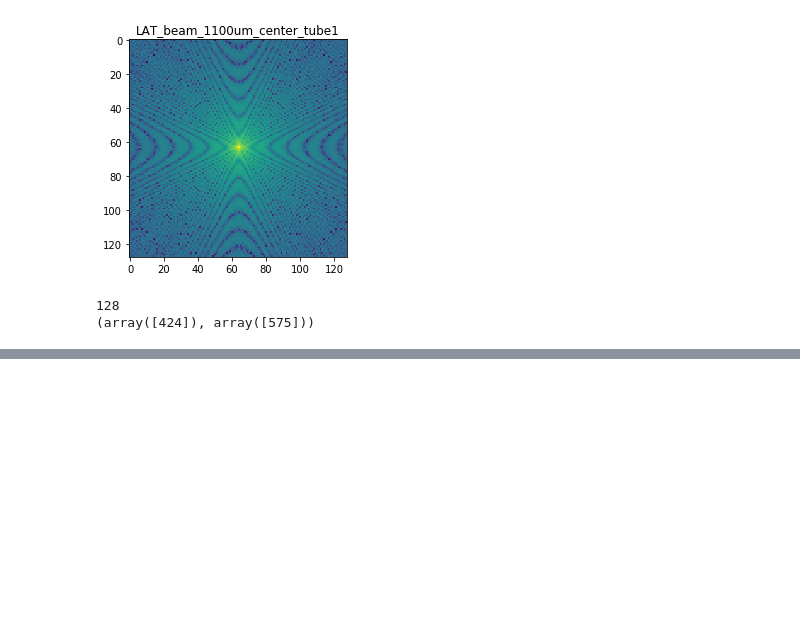
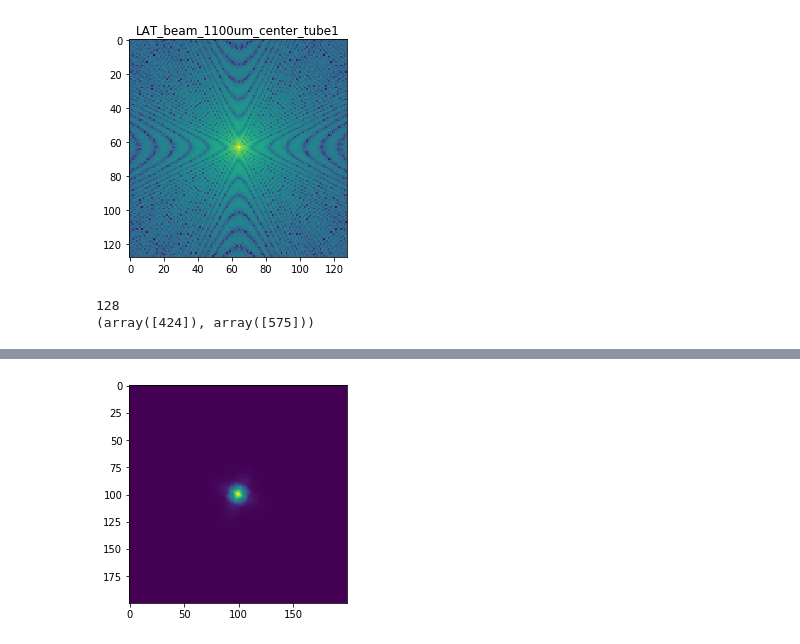
Before and after one commit to Sulla2012/gaussian_beams, a Jupyter notebook: beam_fitting/lat_beam_fitting.ipynb, the cells around one changed output, grey strips where cells are left out. Cells and saved outputs as stored; diff of their text form; code cells hidden in the pictures; blank space fills up the shorter version.

```diff
--- a/beam_fitting/lat_beam_fitting.ipynb
+++ b/beam_fitting/lat_beam_fitting.ipynb
@@ -127,0 +128,8 @@ plt.show()
+# %%
+stack_data = pickle.load(open('stacked_map.p', 'rb'))
+
+plt.imshow(stack_data)
+plt.savefig('lat_stacked.pdf')
+plt.show()
+# %% [output]
+[figure, added]
```
Also changed, not shown: parts of 6 cells of this notebook, 9 other files.
